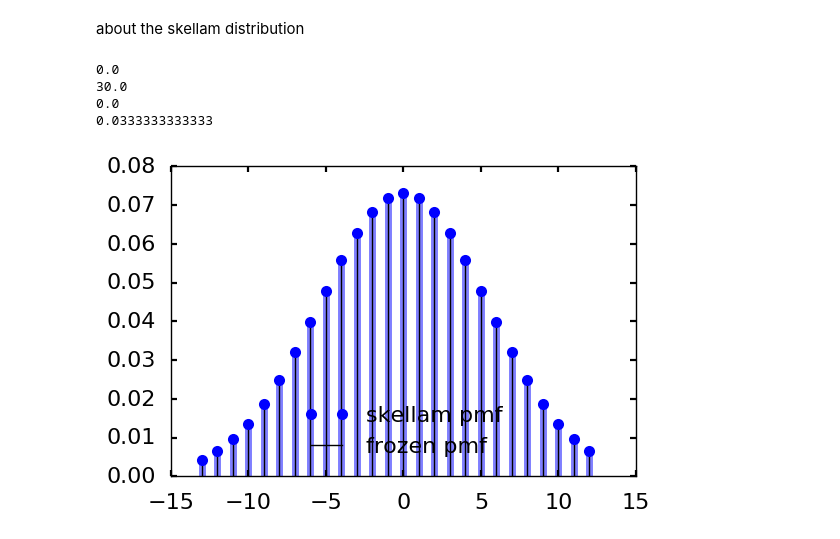
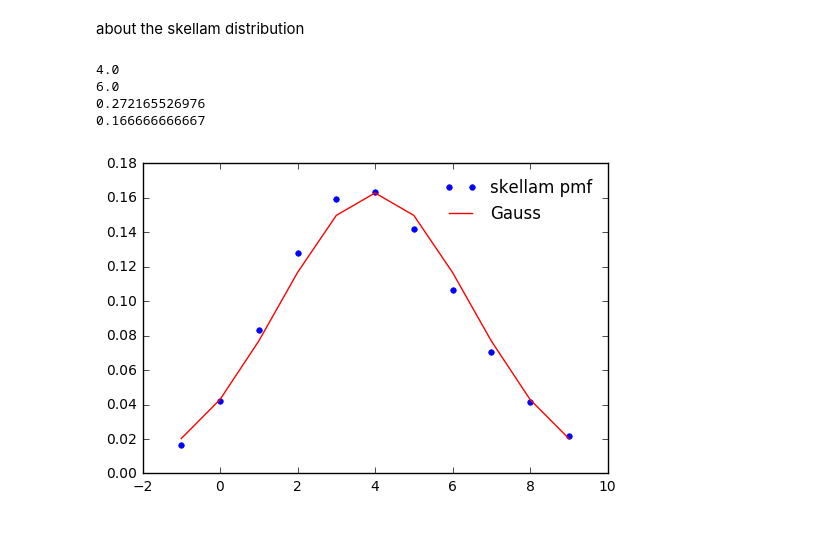
Before and after one commit to jandrejk/higgs_model_dep, a Jupyter notebook: Untitled2.ipynb, the cells around one changed output. Saved outputs shown, nothing was run; the diff lists cells and outputs as text; code cells hidden in the pictures.

```diff
--- a/Untitled2.ipynb
+++ b/Untitled2.ipynb
@@ -336,34 +336,41 @@ about the skellam distribution
 # %%
 from scipy.stats import skellam
 import matplotlib.pyplot as plt
 import numpy as np
 
 
 fig, ax = plt.subplots(1, 1)
 
-mu1, mu2 = 15, 15
+#mu1, mu2 = 14430, 7793
+mu1, mu2 = 5, 1
+
 mean, var, skew, kurt = skellam.stats(mu1, mu2, moments='mvsk')
 
 print(mean)
 print(var)
 print(skew)
 print(kurt)
 
 x = np.arange(skellam.ppf(0.01, mu1, mu2),
               skellam.ppf(0.99, mu1, mu2))
 
+#print(skellam.pmf(x, mu1, mu2))
+#print(x)
+ax.plot(x, skellam.pmf(x, mu1, mu2), 'b.', ms=8, label='skellam pmf')
 
-ax.plot(x, skellam.pmf(x, mu1, mu2), 'bo', ms=8, label='skellam pmf')
-ax.vlines(x, 0, skellam.pmf(x, mu1, mu2), colors='b', lw=5, alpha=0.5)
+
+ax.plot(x,1./np.sqrt(2.*np.pi*var)*np.exp(-(x-mean)**2/(2*var)),'r-',
+        label='Gauss')
+#ax.vlines(x, 0, skellam.pmf(x, mu1, mu2), colors='b', lw=5, alpha=0.5)
 
 rv = skellam(mu1, mu2)
-ax.vlines(x, 0, rv.pmf(x), colors='k', linestyles='-', lw=1,
-        label='frozen pmf')
+#ax.vlines(x, 0, rv.pmf(x), colors='k', linestyles='-', lw=1,
+#        label='frozen pmf')
 ax.legend(loc='best', frameon=False)
 plt.show()
 # %% [output]
-0.0
-30.0
-0.0
-0.0333333333333
+4.0
+6.0
+0.272165526976
+0.166666666667
-[figure, old version]
+[figure, new version]
```
Also changed, not shown: 7 other files.
